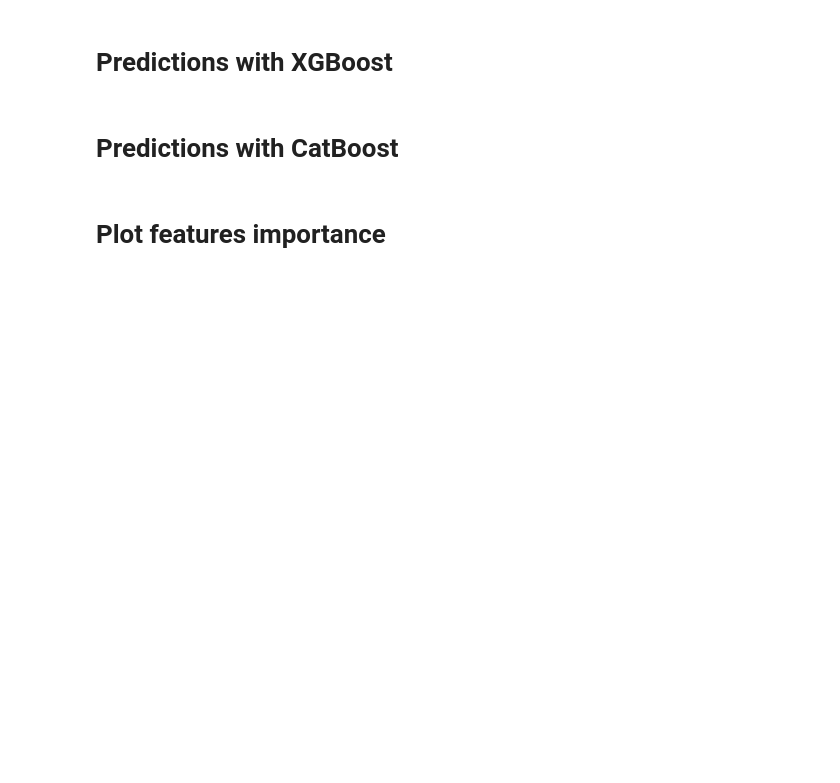
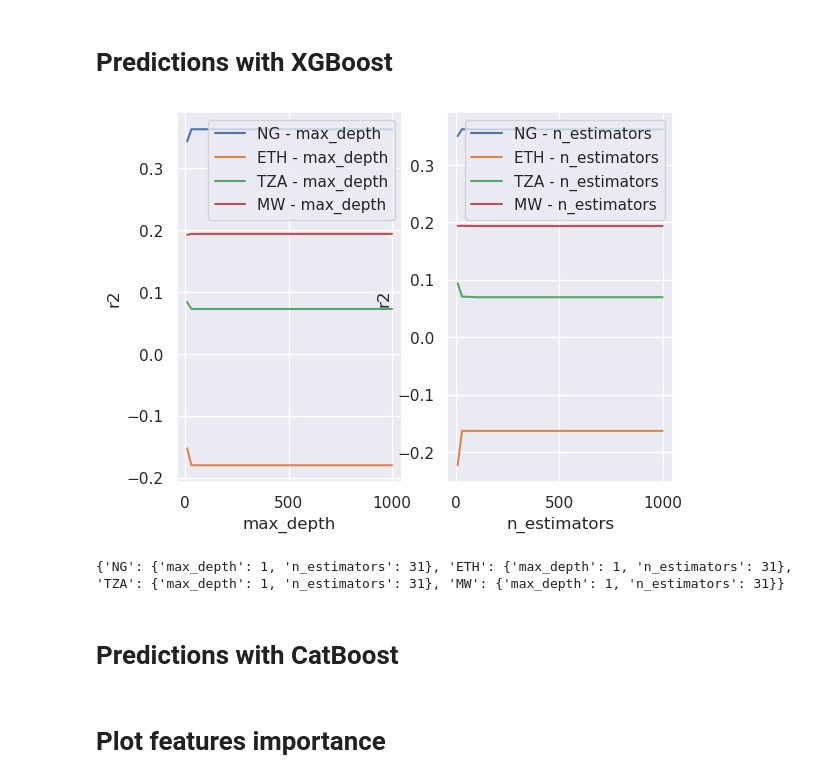
Before and after one commit to CS-433/ml-project-2-xgradingboosting, a Jupyter notebook: src/2_evaluation/0_recent_surveys.ipynb, the cells around one changed output. Cells and saved outputs as stored; diff of their text form; code cells hidden in the pictures; blank space fills up the shorter version.

```diff
--- a/src/2_evaluation/0_recent_surveys.ipynb
+++ b/src/2_evaluation/0_recent_surveys.ipynb
@@ -105,3 +102,13 @@ best_params = optimize_params(complete_df, XGBRegressor(), params={'max_depth':
+# %%
+max_depth = np.logspace(1,2, num = 5, base=10, dtype=int)
+n_estimators = np.logspace(1,2, num = 5, base=10, dtype=int)
+best_params = optimize_params(complete_df, XGBRegressor(tree_method="gpu_hist", gpu_id=0, random_state=1), params={'max_depth': max_depth, 'n_estimators': n_estimators}, seed=1, doPlot = True, k=10)
+# %% [output]
+[figure, added]
+# %%
+print(best_params)
+# %% [output]
+{'NG': {'max_depth': 1, 'n_estimators': 31}, 'ETH': {'max_depth': 1, 'n_estimators': 31}, 'TZA': {'max_depth': 1, 'n_estimators': 31}, 'MW': {'max_depth': 1, 'n_estimators': 31}}
 # %%
 models_xgboost = []
 for country, best_param in tqdm(zip(countries, best_params)):
```
Also changed, not shown: parts of 15 cells of this notebook, 6 other files.
